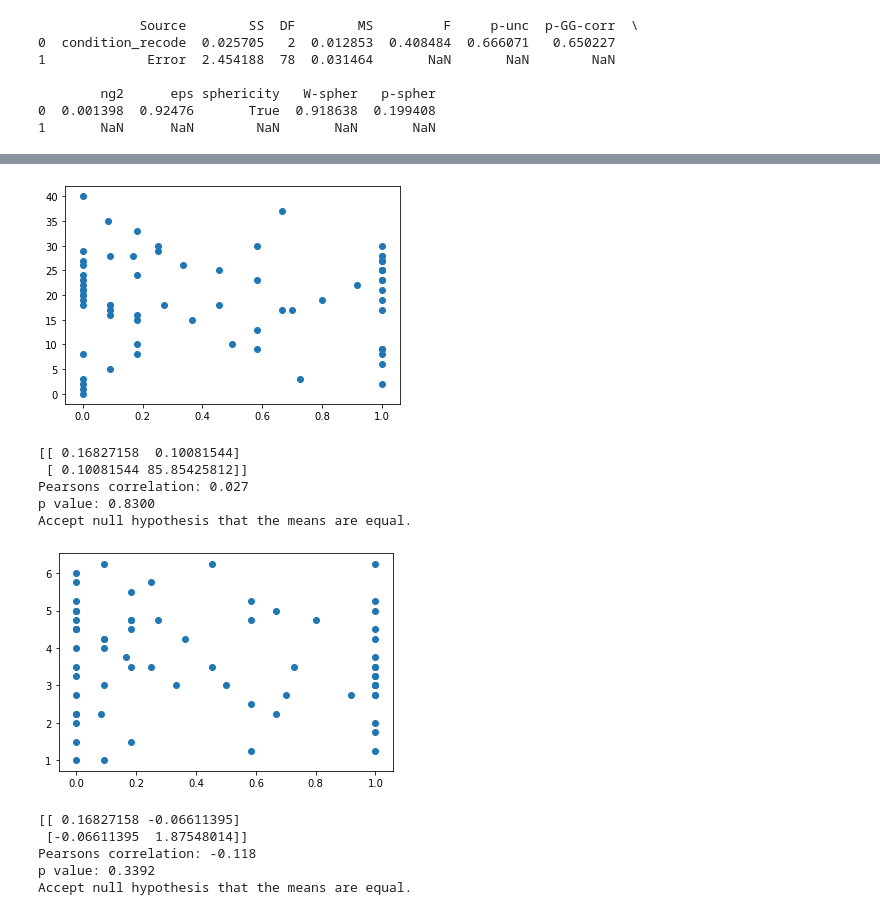
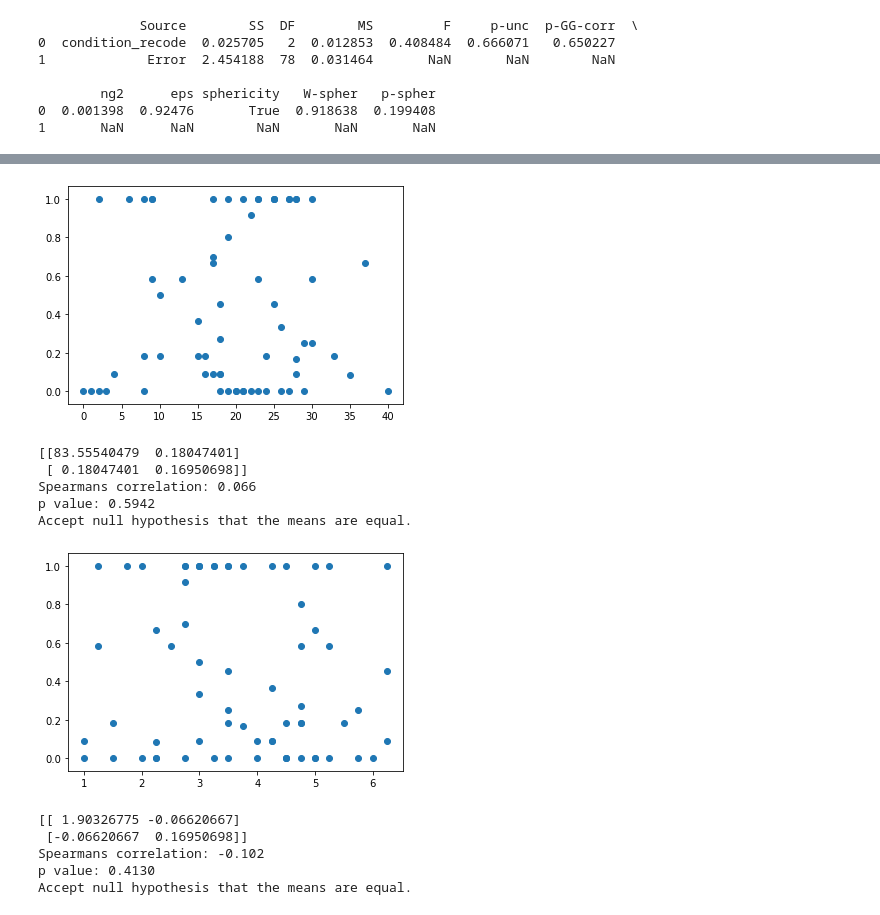
Before and after one commit to fareri-lab/Rejection_Choice, a Jupyter notebook: RMAnova w Pingouin_7.18.23.ipynb, the cells around one changed output, grey strips where cells are left out. Saved outputs shown, nothing was run; the diff lists cells and outputs as text; code cells hidden in the pictures.

```diff
--- a/RMAnova w Pingouin_7.18.23.ipynb
+++ b/RMAnova w Pingouin_7.18.23.ipynb
@@ -341,36 +355,37 @@ p value: 0.9756
 Accept null hypothesis that the means are equal.
 # %%
 # prop_choicerej // pss
-pyplot.scatter(rejchoice, pss["PSS_score"])
+
+pyplot.scatter(pss["PSS_score"],rejchoice)
 pyplot.show()
-covariance = cov(rejchoice, pss["PSS_score"])
+covariance = cov(pss["PSS_score"],rejchoice)
 print(covariance)
-corr, _ = pearsonr(rejchoice, pss["PSS_score"])
-print('Pearsons correlation: %.3f' % corr)
-r,p = scipy.stats.pearsonr(rejchoice, pss["PSS_score"])
+corr, _ = spearmanr(pss["PSS_score"],rejchoice)
+print('Spearmans correlation: %.3f' % corr)
+r,p = scipy.stats.spearmanr(pss["PSS_score"],rejchoice)
 print('p value: %.4f' % p)
 
 alpha = 0.10
 if p > alpha:
  print('Accept null hypothesis that the means are equal.')
 else:
     print('Reject the null hypothesis that the means are equal.')
 # %% [output]
-[figure, old version]
+[figure, new version]
-[[ 0.16827158  0.10081544]
- [ 0.10081544 85.85425812]]
-Pearsons correlation: 0.027
-p value: 0.8300
+[[83.55540479  0.18047401]
+ [ 0.18047401  0.16950698]]
+Spearmans correlation: 0.066
+p value: 0.5942
 Accept null hypothesis that the means are equal.
 # %%
 # prop_choicerej // erq emotional suppression
-pyplot.scatter(rejchoice, erq['ERQ_emosuppression'])
+pyplot.scatter(erq['ERQ_emosuppression'],rejchoice)
 pyplot.show()
-covariance = cov(rejchoice, erq['ERQ_emosuppression'])
+covariance = cov(erq['ERQ_emosuppression'],rejchoice)
 print(covariance)
-corr, _ = pearsonr(rejchoice, erq['ERQ_emosuppression'])
-print('Pearsons correlation: %.3f' % corr)
-r,p = scipy.stats.pearsonr(rejchoice, erq['ERQ_emosuppression'])
+corr, _ = spearmanr(erq['ERQ_emosuppression'],rejchoice)
+print('Spearmans correlation: %.3f' % corr)
+r,p = scipy.stats.spearmanr(erq['ERQ_emosuppression'],rejchoice)
 print('p value: %.4f' % p)
 
 alpha = 0.10
@@ -379,11 +394,11 @@ if p > alpha:
 else:
     print('Reject the null hypothesis that the means are equal.')
 # %% [output]
-[figure, old version]
+[figure, new version]
-[[ 0.16827158 -0.06611395]
- [-0.06611395  1.87548014]]
-Pearsons correlation: -0.118
-p value: 0.3392
+[[ 1.90326775 -0.06620667]
+ [-0.06620667  0.16950698]]
+Spearmans correlation: -0.102
+p value: 0.4130
 Accept null hypothesis that the means are equal.
 # %%
 # prop_choicerej // erq emotional cogreappraisal
```
Also changed, not shown: parts of 40 cells of this notebook, 19 other files.
